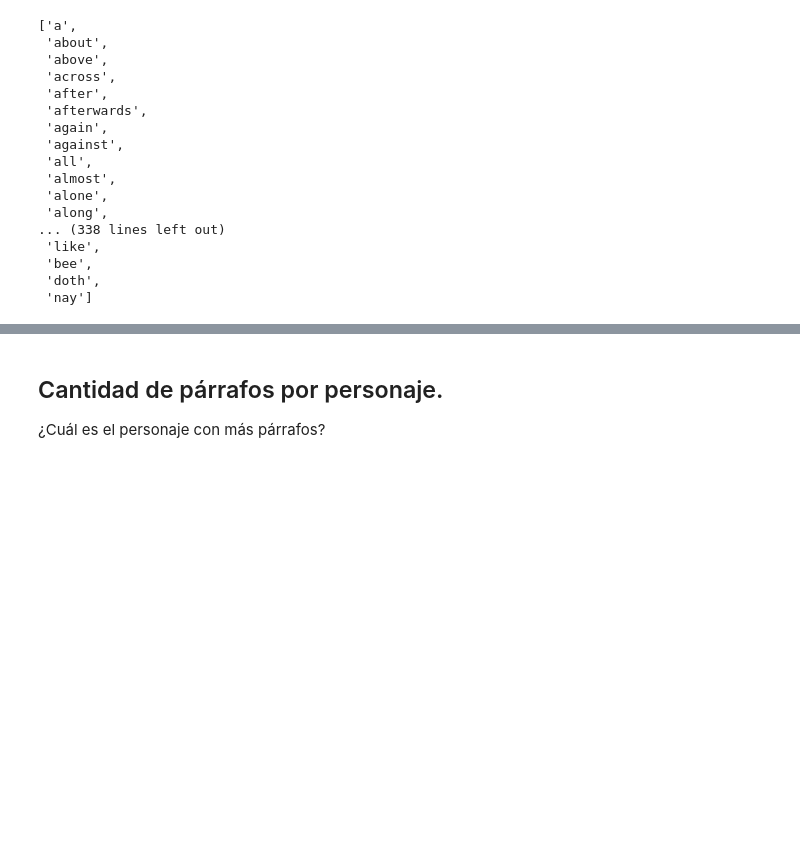
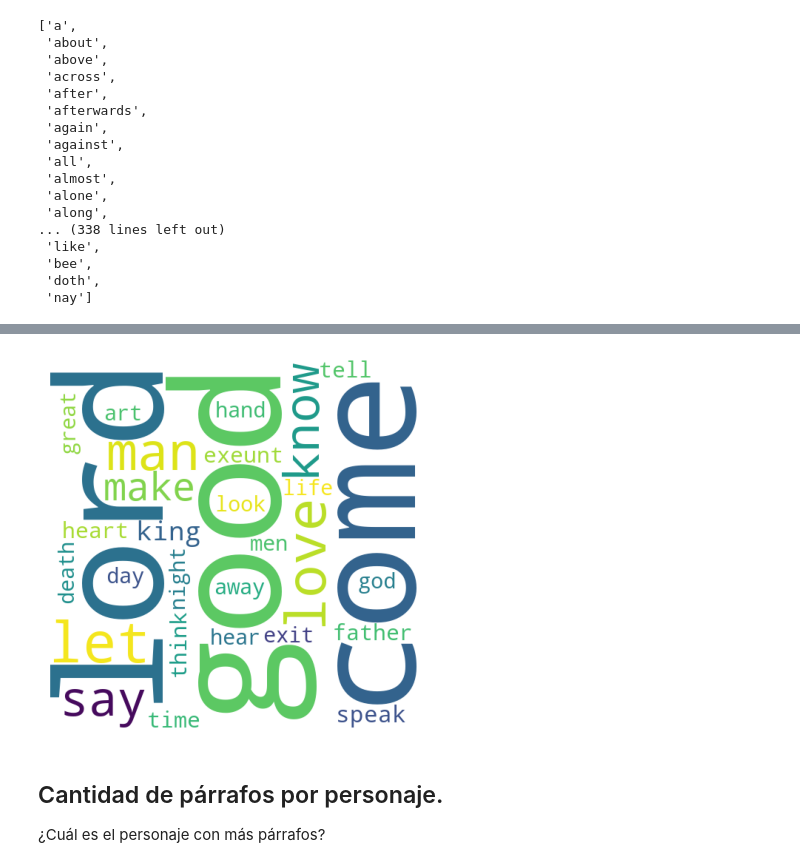
Before and after one commit to AnaCortazzo/ShakespeareTarea1, a Jupyter notebook: shakespeareAnalysis.ipynb, the cells around one changed output, grey strips where cells are left out. Cells and saved outputs as stored; diff of their text form; code cells hidden in the pictures; blank space fills up the shorter version.

```diff
--- a/shakespeareAnalysis.ipynb
+++ b/shakespeareAnalysis.ipynb
@@ -413,3 +444,18 @@ _ = plt.xticks(rotation=90)
+# %%
+# Nube de palabras
+
+# Create a wordcloud object.
+wc = WordCloud(height=500, width=500, background_color='white',max_words=30, min_font_size=5)
+
+# Generate the wordcloud.
+wc.generate_from_frequencies(df_words_clean['word_new'].value_counts())
+
+# Save the wordcloud.
+plt.imshow(wc)
+plt.axis('off')
+plt.show()
+# %% [output]
+[figure, added]
 # %% [markdown]
 ## Cantidad de párrafos por personaje.
 ¿Cuál es el personaje con más párrafos?
```
Also changed, not shown: parts of 15 cells of this notebook, 1 other file.
